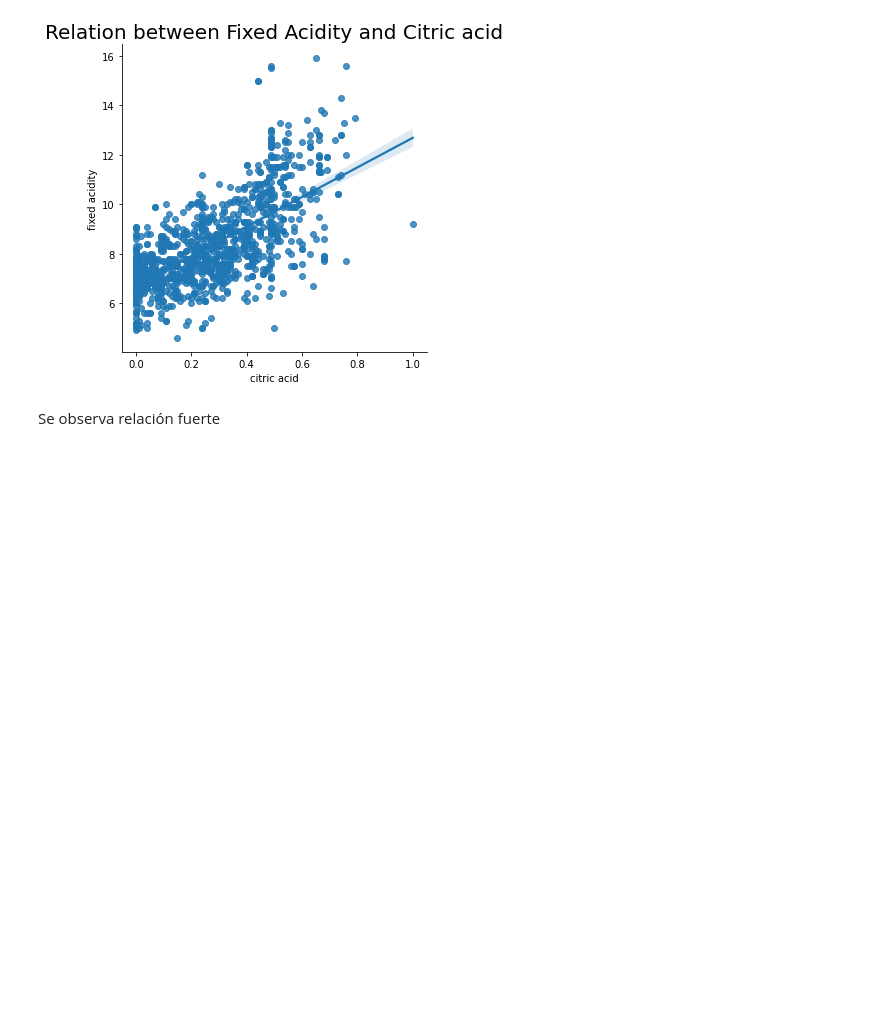
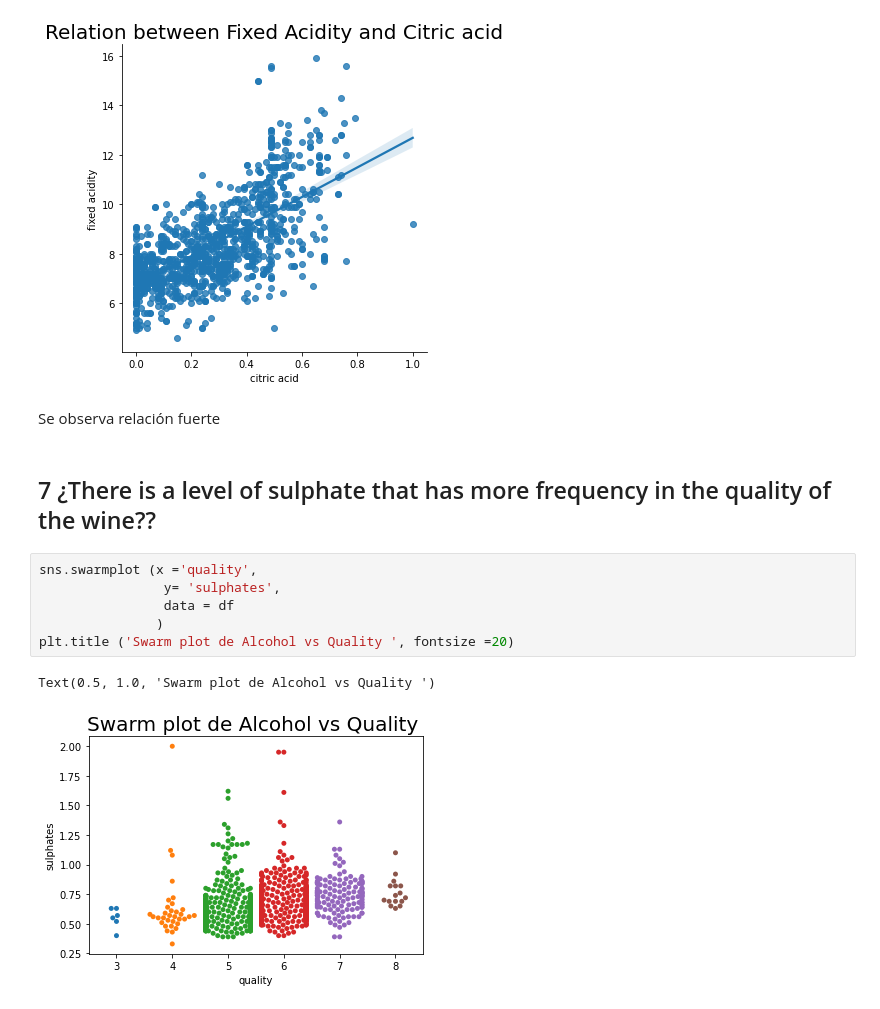
Before and after one commit to aelorza8/alejandro8, a Jupyter notebook: Actividad6_A00826985.ipynb, the cells around one changed output. Saved outputs shown, nothing was run; the diff lists cells and outputs as text; blank space fills up the shorter version.

```diff
--- a/Actividad6_A00826985.ipynb
+++ b/Actividad6_A00826985.ipynb
@@ -140,3 +145,14 @@ Text(0.5, 1.0, 'Relation between Fixed Acidity and Citric acid')
 [figure]
 # %% [markdown]
 Se observa relación fuerte
+# %% [markdown]
+##  7 ¿There is a level of sulphate that has more frequency in the quality of the wine??
+# %%
+sns.swarmplot (x ='quality',
+                y= 'sulphates',
+                data = df
+               )
+plt.title ('Swarm plot de Alcohol vs Quality ', fontsize =20)
+# %% [output]
+Text(0.5, 1.0, 'Swarm plot de Alcohol vs Quality ')
+[figure, added]
```
Also changed, not shown: parts of 18 cells of this notebook.
